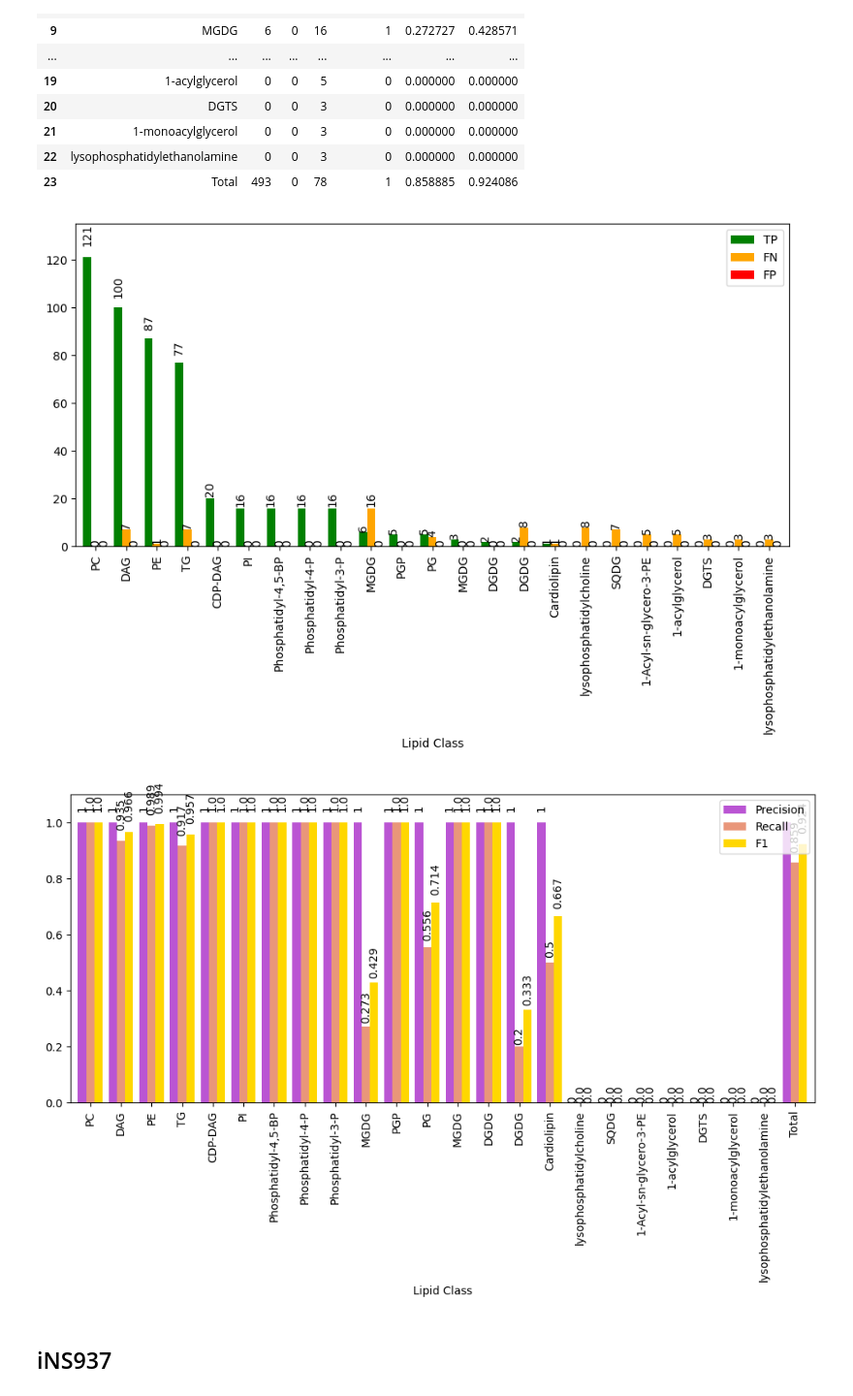
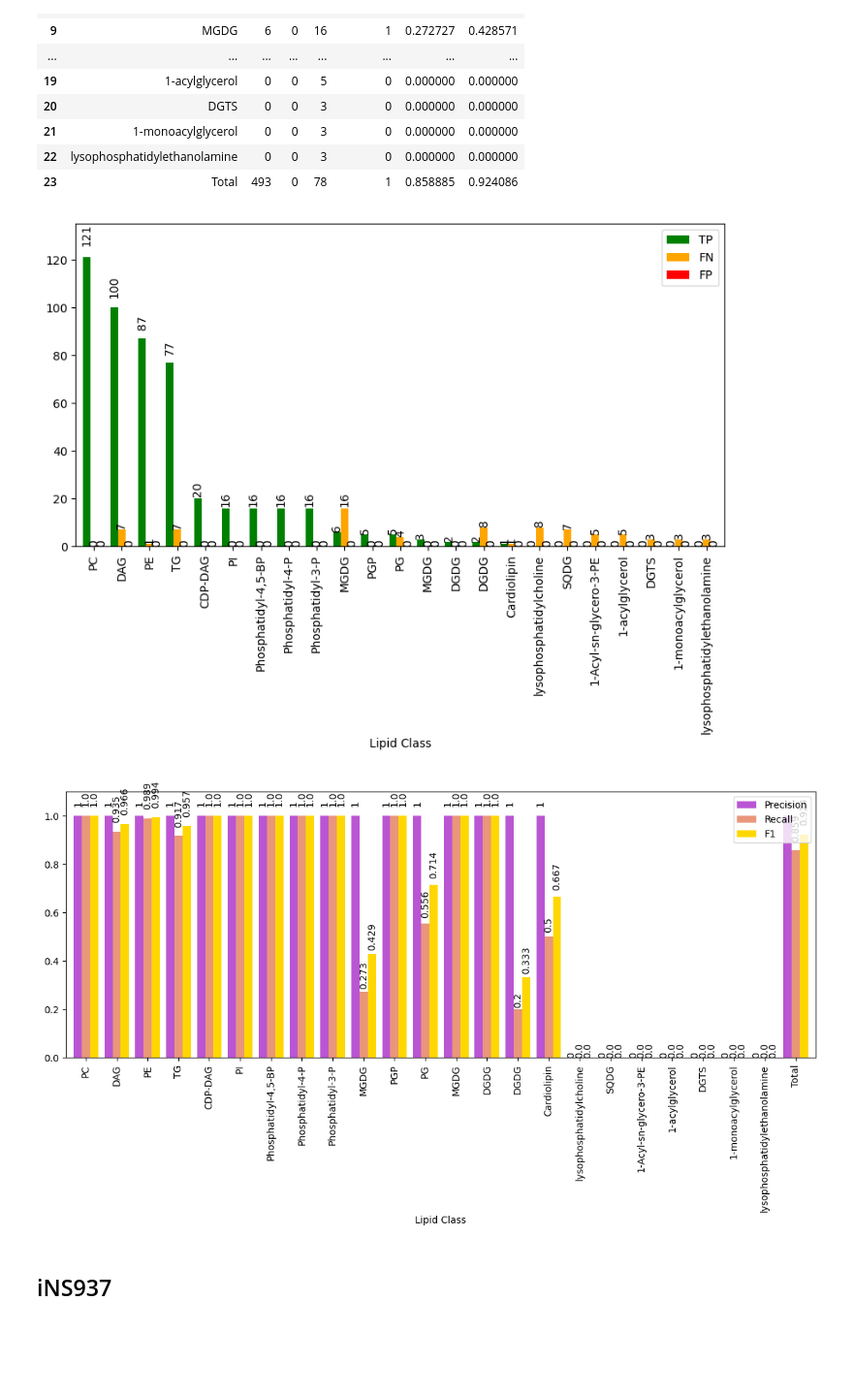
Before and after one commit to AdrianoSilva19/Thesis_Suport, a Jupyter notebook: RdKit_Lipid_GEMA/Graph_results.ipynb, the cells around one changed output. Shown: that part at 97% size. Saved outputs shown, nothing was run; the diff lists cells and outputs as text; code cells hidden in the pictures; blank space fills up the shorter version.

```diff
--- a/RdKit_Lipid_GEMA/Graph_results.ipynb
+++ b/RdKit_Lipid_GEMA/Graph_results.ipynb
@@ -101,7 +101,7 @@ m_df =df[["Lipid Class","Precision","Recall","F1"]]
 m_df.Recall=m_df.Recall.round(3)
 m_df.F1=m_df.F1.round(3)
 
-mt=m_df.plot(x="Lipid Class", y=["Precision", "Recall","F1"], kind="bar",color=("mediumorchid","darksalmon","gold"),width=0.8,figsize=(9, 5))
+mt=m_df.plot(x="Lipid Class", y=["Precision", "Recall","F1"], kind="bar",color=("mediumorchid","darksalmon","gold"),width=0.8,figsize=(9.5, 5))
 
 # Set y-axis scale and limit
 mt.set_ylim(0, 1.1)
@@ -140,32 +145,32 @@ df
 # %%
 
 # plotting graph for lipid class representation
-lc=df.iloc[0:23].plot(x="Lipid Class", y=["TP","FN", "FP"], kind="bar",color=("green","orange","red"),width=0.8,figsize=(11, 5))
+lc=df.iloc[0:23].plot(x="Lipid Class", y=["TP","FN", "FP"], kind="bar",color=("green","orange","red"),width=0.8,figsize=(10, 5))
 
 # Set y-axis scale and limit
 lc.set_ylim(0, 135)
 for p in lc.patches:
     lc.annotate(str(p.get_height()), (p.get_x() + p.get_width() / 2, p.get_height() * 1.04),ha='center', va='bottom', rotation=90)
 # Show the plot
 
 plt.show()
 
 # plotting graph for metrics
 m_df =df[["Lipid Class","Precision","Recall","F1"]]
 m_df.Recall=m_df.Recall.round(3)
 m_df.F1=m_df.F1.round(3)
 
-mt=m_df.plot(x="Lipid Class", y=["Precision", "Recall","F1"], kind="bar",color=("mediumorchid","darksalmon","gold"),width=0.8,figsize=(12, 5))
+mt=m_df.plot(x="Lipid Class", y=["Precision", "Recall","F1"], kind="bar",color=("mediumorchid","darksalmon","gold"),width=0.8,figsize=(14, 5))
 
 # Set y-axis scale and limit
 mt.set_ylim(0, 1.1)
 for p in mt.patches:
     mt.annotate(str(p.get_height()), (p.get_x() + p.get_width() / 2, p.get_height() * 1.04),ha='center', va='bottom', rotation=90)
 # Show the plot
 plt.show()
 # %% [output]
-[figure, old version]
+[figure, new version]
-[figure, old version]
+[figure, new version]
 # %% [markdown]
 ## iNS937
 # %%
```
Also changed, not shown: parts of 3 cells of this notebook, 10 other files.
